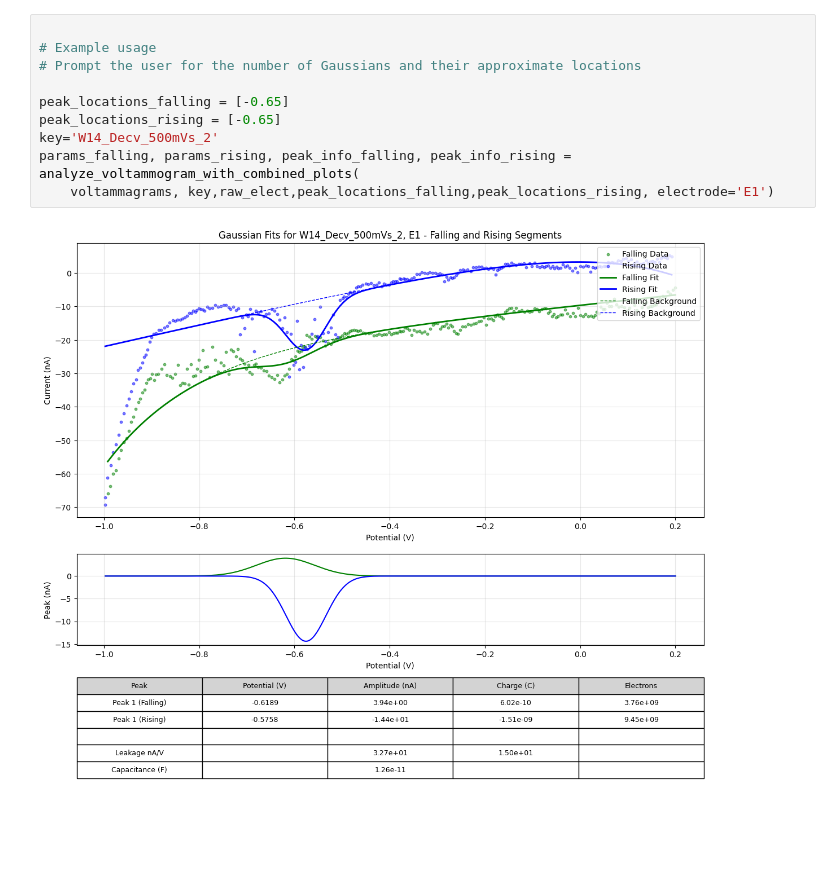
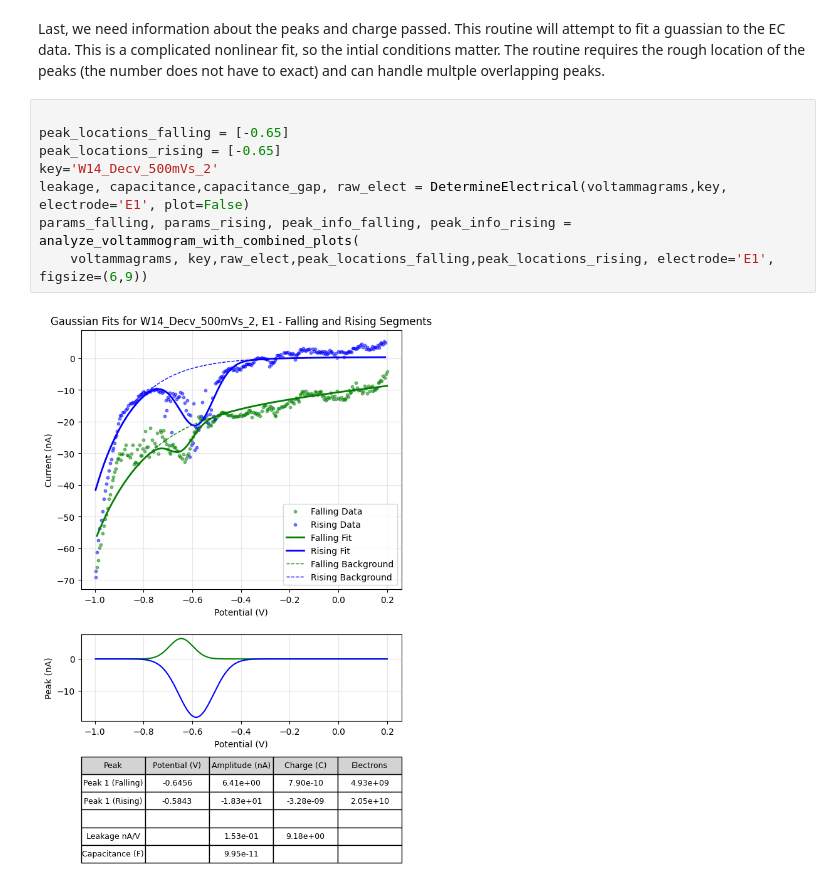
Before and after one commit to RecognitionAnalytics/PineTools, a Jupyter notebook: PineFiles.ipynb, the cells around one changed output. Saved outputs shown, nothing was run; the diff lists cells and outputs as text; blank space fills up the shorter version.

```diff
--- a/PineFiles.ipynb
+++ b/PineFiles.ipynb
@@ -33,12 +88,12 @@ leakage: 1.73e-08 S, capacitance: 1.13e-10 F, capacitance_gap: 8.24e-11 F
+# %% [markdown]
+Last, we need information about the peaks and charge passed.  This routine will attempt to fit a guassian to the EC data.  This is a complicated nonlinear fit, so the intial conditions matter.  The routine requires the rough location of the peaks (the number does not have to exact) and can handle multple overlapping peaks.
 # %%
-
-# Example usage
-# Prompt the user for the number of Gaussians and their approximate locations
 
 peak_locations_falling = [-0.65]
 peak_locations_rising = [-0.65]
 key='W14_Decv_500mVs_2'
+leakage, capacitance,capacitance_gap, raw_elect = DetermineElectrical(voltammagrams,key, electrode='E1', plot=False)
 params_falling, params_rising, peak_info_falling, peak_info_rising = analyze_voltammogram_with_combined_plots(
-    voltammagrams, key,raw_elect,peak_locations_falling,peak_locations_rising, electrode='E1')
+    voltammagrams, key,raw_elect,peak_locations_falling,peak_locations_rising, electrode='E1', figsize=(6,9))
 # %% [output]
-[figure, old version]
+[figure, new version]
```
Also changed, not shown: parts of 10 cells of this notebook, 1 other file.
